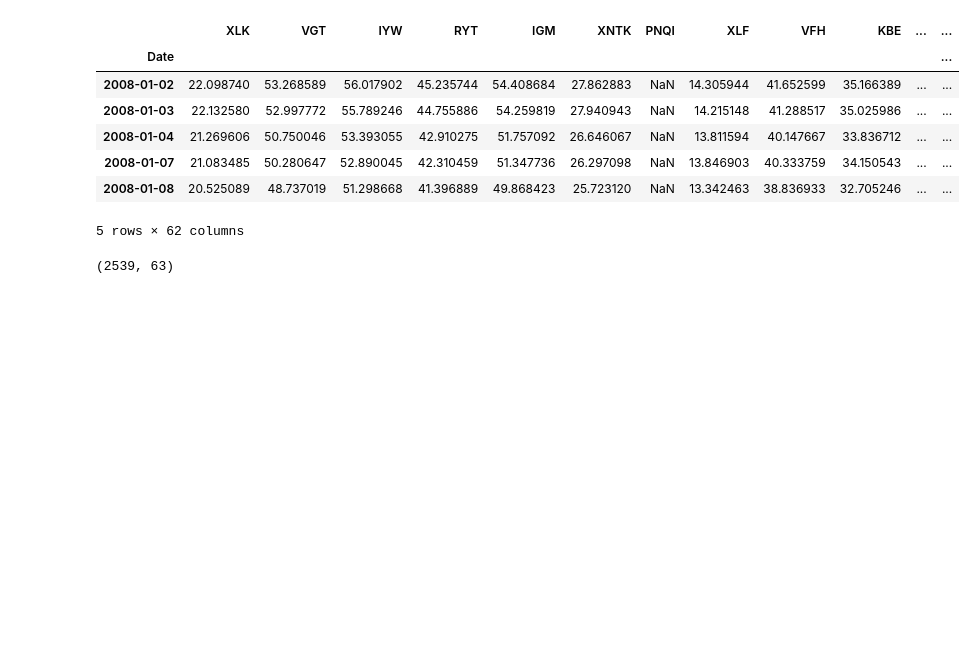
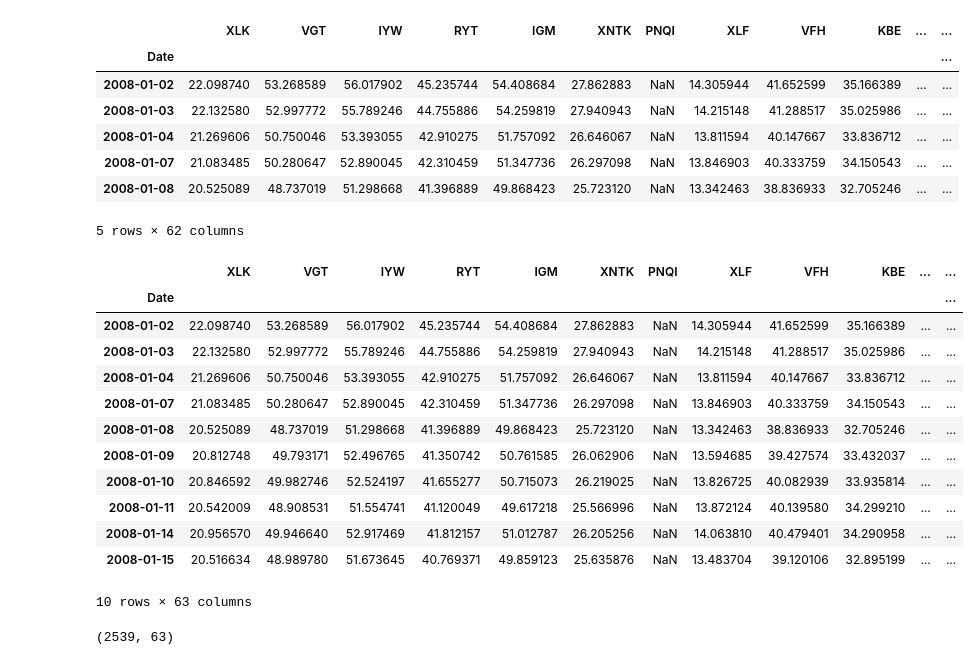
Before and after one commit to IceCreammm/MRP, a Jupyter notebook: MRP_Production.ipynb, the cells around one changed output. Cells and saved outputs as stored; diff of their text form; code cells hidden in the pictures; blank space fills up the shorter version.

```diff
--- a/MRP_Production.ipynb
+++ b/MRP_Production.ipynb
@@ -267,0 +269,4 @@ pickle.dump(ETFs_GSPC, open("ETFs_GSPC_MRP_Production.p", "w"))
+# %%
+ETFs_GSPC = pickle.load(open("ETFs_GSPC_MRP_Production.p", "r"))
+X = ETFs_GSPC.iloc[:,:-1]
+GSPC =  ETFs_GSPC.iloc[:,-1:]
@@ -268,3 +277,19 @@ pickle.dump(ETFs_GSPC, open("ETFs_GSPC_MRP_Production.p", "w"))
+# %%
+ETFs_GSPC.head(10)
+# %% [output]
+|  | XLK | VGT | IYW | RYT | IGM | XNTK | PNQI | XLF | VFH | KBE | ... | ... |
+| Date |  |  |  |  |  |  |  |  |  |  |  | ... |
+| 2008-01-02 | 22.098740 | 53.268589 | 56.017902 | 45.235744 | 54.408684 | 27.862883 | NaN | 14.305944 | 41.652599 | 35.166389 | ... | ... |
+| 2008-01-03 | 22.132580 | 52.997772 | 55.789246 | 44.755886 | 54.259819 | 27.940943 | NaN | 14.215148 | 41.288517 | 35.025986 | ... | ... |
+| 2008-01-04 | 21.269606 | 50.750046 | 53.393055 | 42.910275 | 51.757092 | 26.646067 | NaN | 13.811594 | 40.147667 | 33.836712 | ... | ... |
+| 2008-01-07 | 21.083485 | 50.280647 | 52.890045 | 42.310459 | 51.347736 | 26.297098 | NaN | 13.846903 | 40.333759 | 34.150543 | ... | ... |
+| 2008-01-08 | 20.525089 | 48.737019 | 51.298668 | 41.396889 | 49.868423 | 25.723120 | NaN | 13.342463 | 38.836933 | 32.705246 | ... | ... |
+| 2008-01-09 | 20.812748 | 49.793171 | 52.496765 | 41.350742 | 50.761585 | 26.062906 | NaN | 13.594685 | 39.427574 | 33.432037 | ... | ... |
+| 2008-01-10 | 20.846592 | 49.982746 | 52.524197 | 41.655277 | 50.715073 | 26.219025 | NaN | 13.826725 | 40.082939 | 33.935814 | ... | ... |
+| 2008-01-11 | 20.542009 | 48.908531 | 51.554741 | 41.120049 | 49.617218 | 25.566996 | NaN | 13.872124 | 40.139580 | 34.299210 | ... | ... |
+| 2008-01-14 | 20.956570 | 49.946640 | 52.917469 | 41.812157 | 51.012787 | 26.205256 | NaN | 14.063810 | 40.479401 | 34.290958 | ... | ... |
+| 2008-01-15 | 20.516634 | 48.989780 | 51.673645 | 40.769371 | 49.859123 | 25.635876 | NaN | 13.483704 | 39.120106 | 32.895199 | ... | ... |
+10 rows × 63 columns
 # %%
 ETFs_GSPC = pd.concat((X,GSPC), axis=1)
 # %%
```
Also changed, not shown: parts of 15 cells of this notebook, 1 other file.
